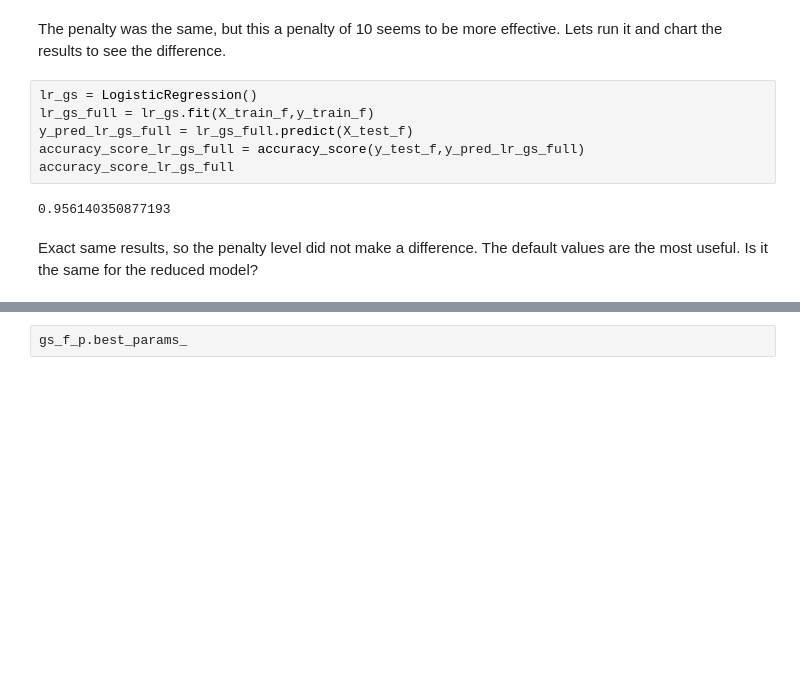
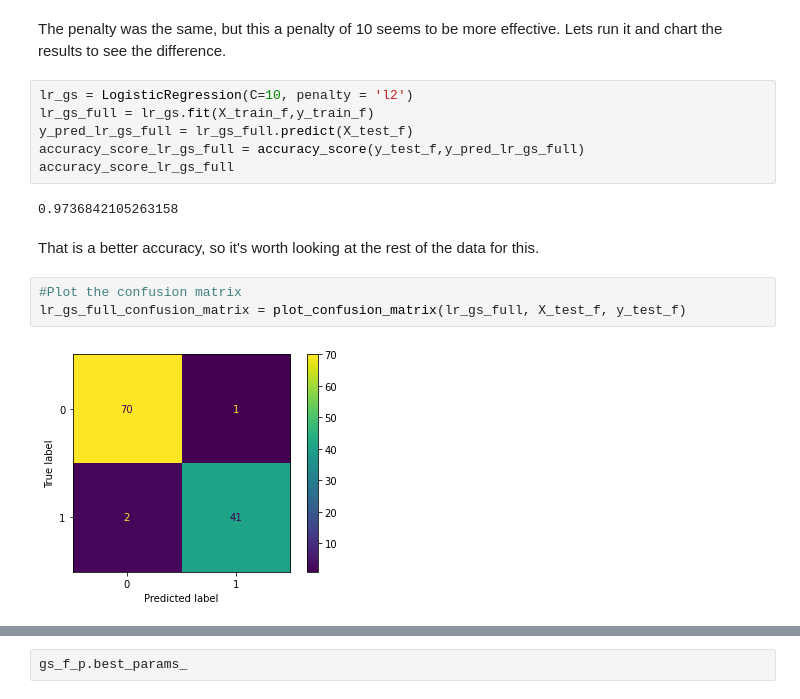
Before and after one commit to dawgtree/CapstoneThreeProject, a Jupyter notebook: Cancer Diagnosis Capstone Project Baseline Model.ipynb, the cells around one changed output, grey strips where cells are left out. Saved outputs shown, nothing was run; the diff lists cells and outputs as text; blank space fills up the shorter version.

```diff
--- a/Cancer Diagnosis Capstone Project Baseline Model.ipynb
+++ b/Cancer Diagnosis Capstone Project Baseline Model.ipynb
@@ -208,12 +208,17 @@ gs_f.best_params_
 # %% [markdown]
 The penalty was the same, but this a penalty of 10 seems to be more effective.  Lets run it and chart the results to see the difference.
 # %%
-lr_gs = LogisticRegression()
+lr_gs = LogisticRegression(C=10, penalty = 'l2')
 lr_gs_full = lr_gs.fit(X_train_f,y_train_f)
 y_pred_lr_gs_full = lr_gs_full.predict(X_test_f)
 accuracy_score_lr_gs_full = accuracy_score(y_test_f,y_pred_lr_gs_full)
 accuracy_score_lr_gs_full
 # %% [output]
-0.956140350877193
+0.9736842105263158
-# %% [markdown]
-Exact same results, so the penalty level did not make a difference.  The default values are the most useful.  Is it the same for the reduced model?
+# %% [markdown]
+That is a better accuracy, so it's worth looking at the rest of the data for this.
+# %%
+#Plot the confusion matrix
+lr_gs_full_confusion_matrix = plot_confusion_matrix(lr_gs_full, X_test_f, y_test_f)
+# %% [output]
+[figure, added]
```
Also changed, not shown: parts of 18 cells of this notebook.
